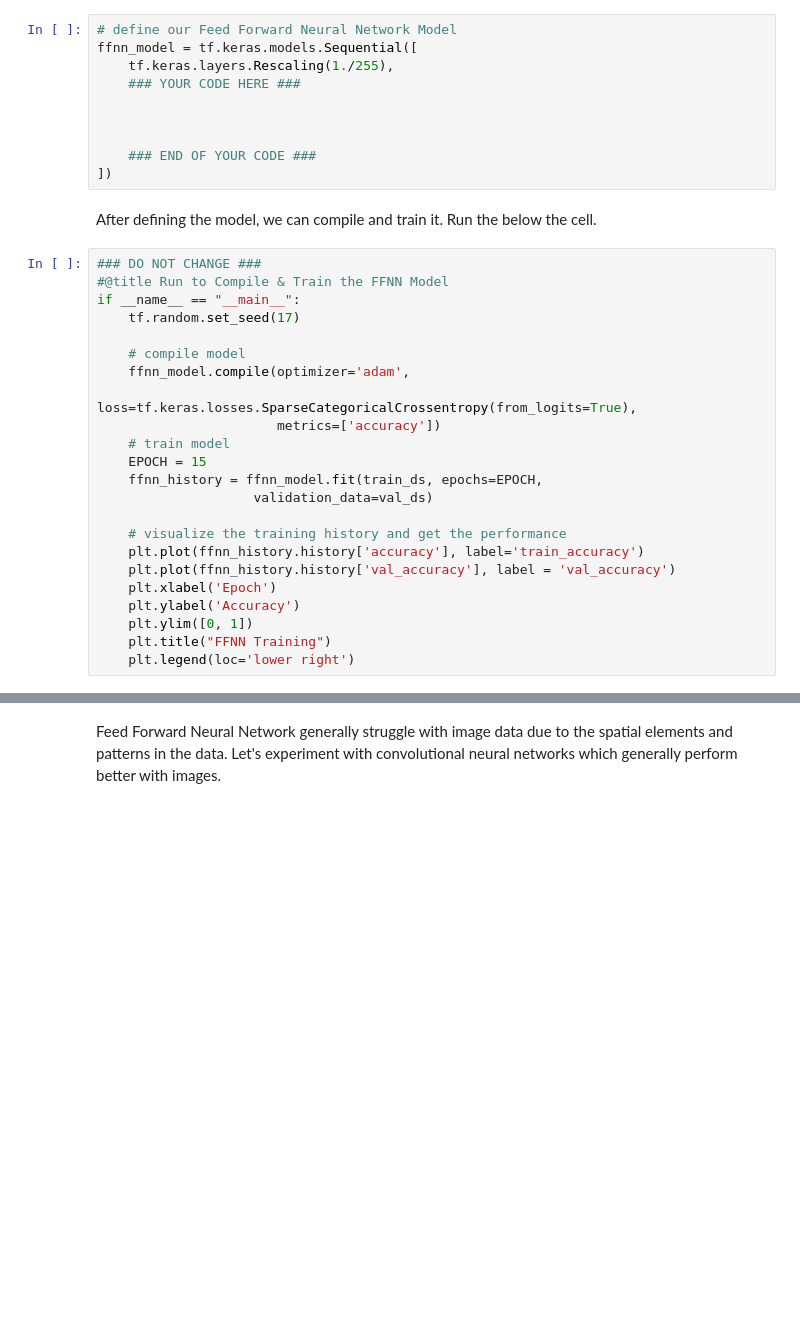
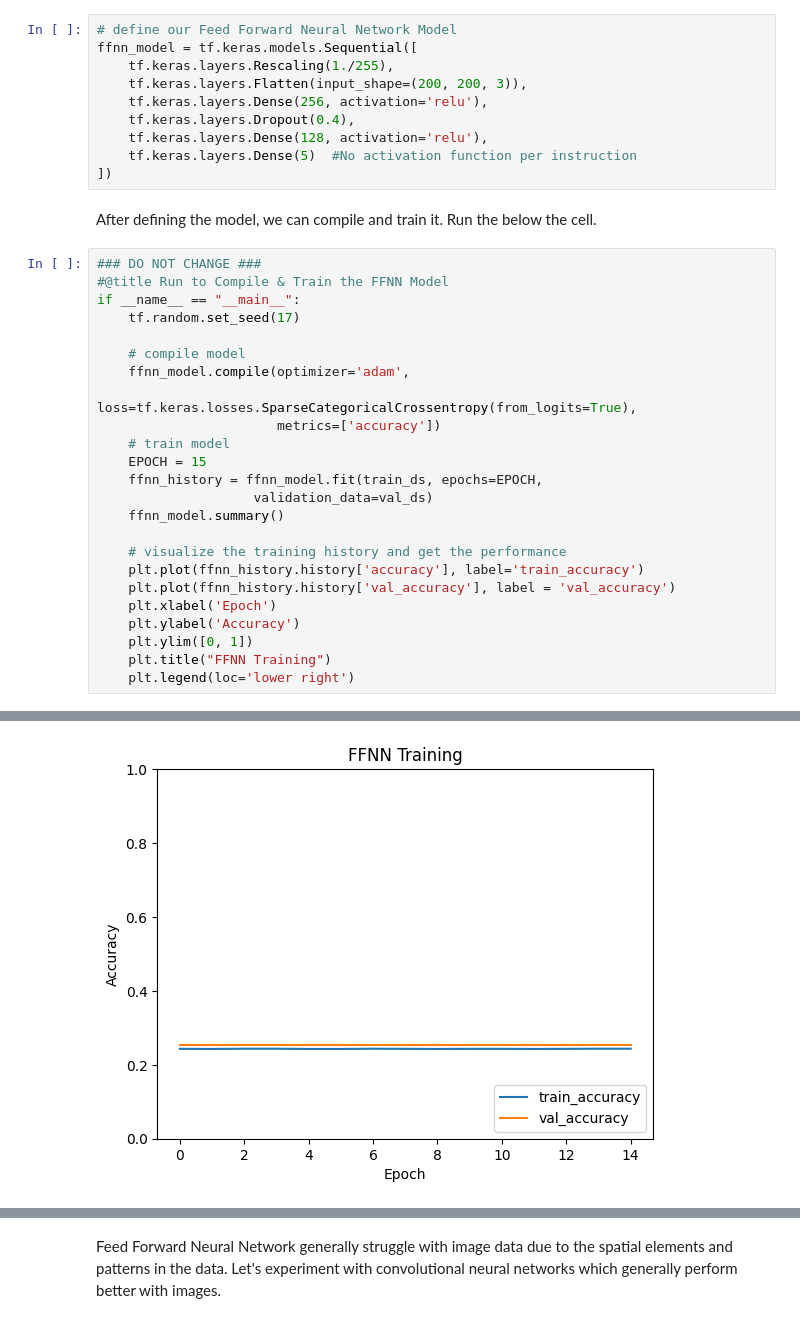
Before and after one commit to rogerwzeng/e17, a Jupyter notebook: DMDG_PSET6.ipynb, the cells around one changed output, grey strips where cells are left out. Drawn from its saved outputs; the diff is of its cells as text; blank space fills up the shorter version.

```diff
--- a/DMDG_PSET6.ipynb
+++ b/DMDG_PSET6.ipynb
@@ -133,11 +133,11 @@ Please only modify the code in the areas specified. It maybe helpful to referenc
 # define our Feed Forward Neural Network Model
 ffnn_model = tf.keras.models.Sequential([
     tf.keras.layers.Rescaling(1./255),
-    ### YOUR CODE HERE ###
-
-
-
-    ### END OF YOUR CODE ###
+    tf.keras.layers.Flatten(input_shape=(200, 200, 3)),
+    tf.keras.layers.Dense(256, activation='relu'),
+    tf.keras.layers.Dropout(0.4),
+    tf.keras.layers.Dense(128, activation='relu'),
+    tf.keras.layers.Dense(5)  #No activation function per instruction
 ])
 # %% [markdown]
 After defining the model, we can compile and train it. Run the below the cell.
@@ -155,6 +155,7 @@ if __name__ == "__main__":
     EPOCH = 15
     ffnn_history = ffnn_model.fit(train_ds, epochs=EPOCH,
                     validation_data=val_ds)
+    ffnn_model.summary()
 
     # visualize the training history and get the performance
     plt.plot(ffnn_history.history['accuracy'], label='train_accuracy')
@@ -164,3 +165,4 @@ if __name__ == "__main__":
     plt.ylim([0, 1])
     plt.title("FFNN Training")
     plt.legend(loc='lower right')
+# %% [output]
@@ -167,3 +186,4 @@ if __name__ == "__main__":
+[figure, added]
 # %%
 #@title Evaluate the Model
 
```
Also changed, not shown: parts of 14 cells of this notebook.
